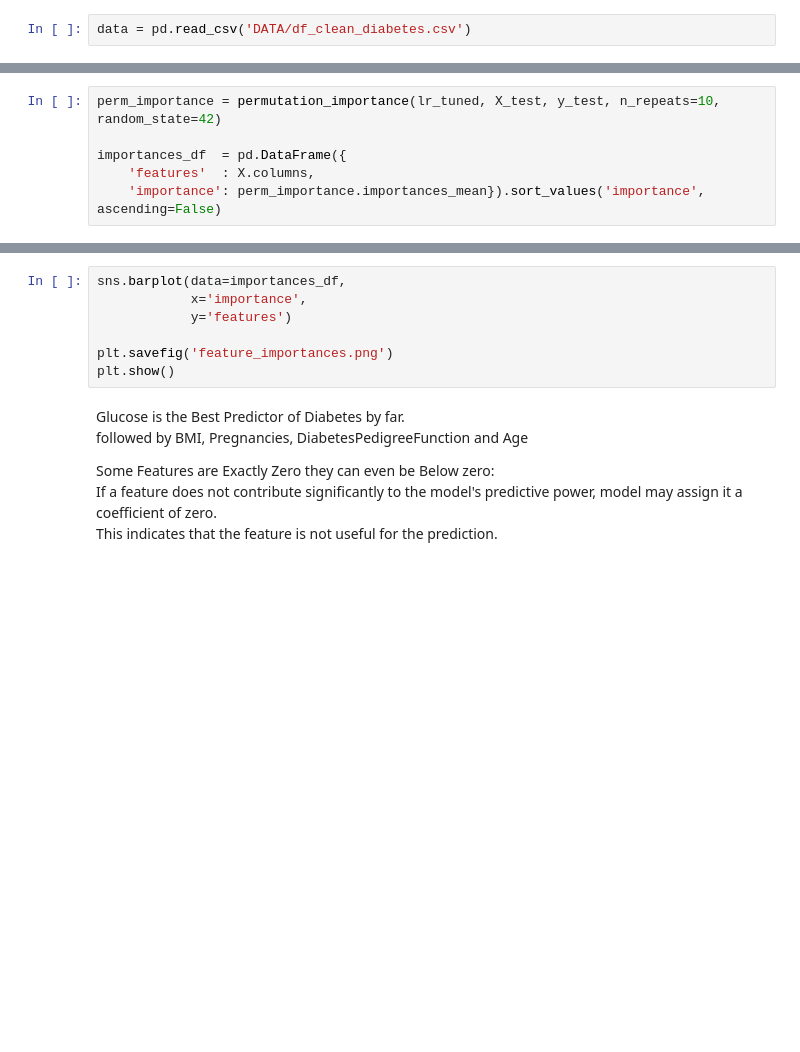
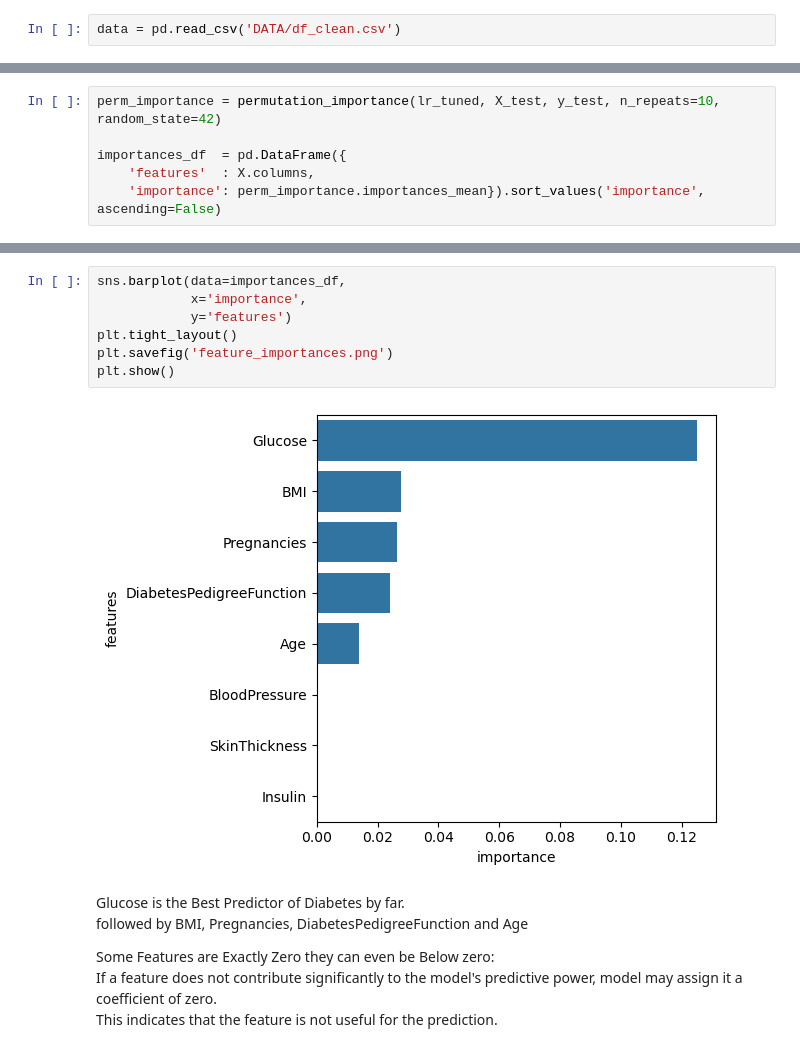
Before and after one commit to pythonisme/diabetes-prediction-project, a Jupyter notebook: ML/ML.ipynb, the cells around one changed output, grey strips where cells are left out. Drawn from its saved outputs; the diff is of its cells as text; blank space fills up the shorter version.

```diff
--- a/ML/Diabetes ML.ipynb
+++ b/ML/ML.ipynb
@@ -33,4 +33,4 @@ from sklearn.metrics    import confusion_matrix, make_scorer,     classification
 from sklearn.inspection import permutation_importance
 import joblib
 # %%
-data = pd.read_csv('DATA/df_clean_diabetes.csv')
+data = pd.read_csv('DATA/df_clean.csv')
@@ -570,10 +580,12 @@ importances_df
 # %%
 sns.barplot(data=importances_df,
             x='importance',
             y='features')
-
+plt.tight_layout()
 plt.savefig('feature_importances.png')
 plt.show()
+# %% [output]
+[figure, added]
 # %% [markdown]
 Glucose is the Best Predictor of Diabetes by far.
 followed by BMI, Pregnancies, DiabetesPedigreeFunction and Age
```
Also changed, not shown: parts of 7 cells of this notebook, 1 other file.
